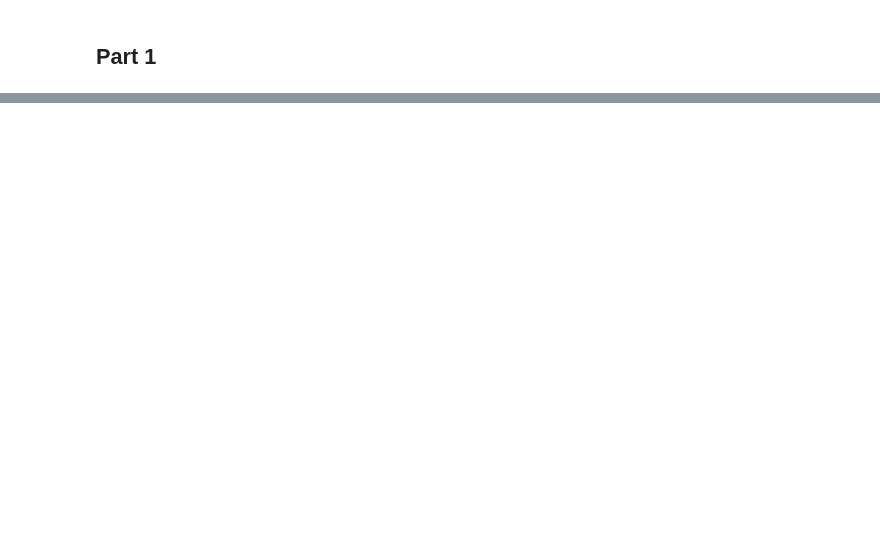
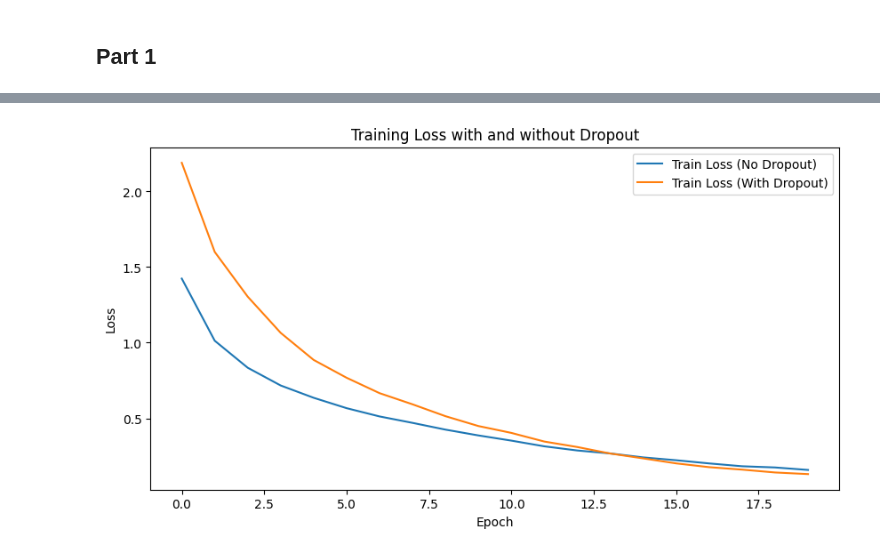
Before and after one commit to ethanmarshallanalytics/Deep-Learning-and-Neural-Networks, a Jupyter notebook: MATH_6373_Homework_4_CIFAR_10_Classification.ipynb, the cells around one changed output, grey strips where cells are left out. Cells and saved outputs as stored; diff of their text form; code cells hidden in the pictures; blank space fills up the shorter version.

```diff
--- a/MATH_6373_Homework_4_CIFAR_10_Classification.ipynb
+++ b/MATH_6373_Homework_4_CIFAR_10_Classification.ipynb
@@ -227,0 +167,99 @@ Requirement already satisfied: mpmath>=0.19 in /usr/local/lib/python3.10/dist-pa
+# %%
+# Training loop
+def train_model(model, train_loader, val_loader, criterion, optimizer, num_epochs):
+    train_losses = []
+    val_losses = []
+    val_accuracies = []
+    best_val_accuracy = 0.0
+    best_epoch = 0
+
+    for epoch in range(num_epochs):
+        model.train()
+        running_loss = 0.0
+        for images, labels in train_loader:
+            images, labels = images.to(device), labels.to(device)  # Move tensors to the same device as the model
+            optimizer.zero_grad()
+            outputs = model(images)
+            loss = criterion(outputs, labels)
+            loss.backward()
+            optimizer.step()
+            running_loss += loss.item() * images.size(0)
+        train_loss = running_loss / len(train_loader.dataset)
+        train_losses.append(train_loss)
+
+        model.eval()
+        val_loss = 0.0
+        correct = 0
+        total = 0
+        with torch.no_grad():
+            for images, labels in val_loader:
+                images, labels = images.to(device), labels.to(device)  # Move tensors to the same device as the model
+                outputs = model(images)
+                loss = criterion(outputs, labels)
+                val_loss += loss.item() * images.size(0)
+                _, predicted = torch.max(outputs, 1)
+                total += labels.size(0)
+                correct += (predicted == labels).sum().item()
+        val_loss /= len(val_loader.dataset)
+        val_losses.append(val_loss)
+        val_accuracy = correct / total
+        val_accuracies.append(val_accuracy)
+
+        print(f'Epoch [{epoch+1}/{num_epochs}], '
+              f'Train Loss: {train_loss:.4f}, '
+              f'Val Loss: {val_loss:.4f}, '
+              f'Val Accuracy: {val_accuracy:.4f}')
+
+        # Save the model with the best validation accuracy
+        if val_accuracy > best_val_accuracy:
+            best_val_accuracy = val_accuracy
+            best_epoch = epoch
+            torch.save(model.state_dict(), 'best_model_dropout.pth')
+
+    return train_losses, val_losses, val_accuracies
+
+# Function to test the model
+def test_model(model, test_loader):
+    model.eval()
+    correct = 0
+    total = 0
+    with torch.no_grad():
+        for images, labels in test_loader:
+            images, labels = images.to(device), labels.to(device)  # Move tensors to the same device as the model
+            outputs = model(images)
+            _, predicted = torch.max(outputs, 1)
+            total += labels.size(0)
+            correct += (predicted == labels).sum().item()
+
+    test_accuracy = correct / total
+    return test_accuracy
+
+# Without Dropout
+model_no_dropout = AlexNet().to(device)
+optimizer_no_dropout = torch.optim.SGD(model_no_dropout.parameters(), lr=learning_rate, momentum=0.9)
+criterion_no_dropout = nn.CrossEntropyLoss()
+
+train_losses_no_dropout, val_losses_no_dropout, val_accuracies_no_dropout = train_model(model_no_dropout, train_loader, val_loader, criterion_no_dropout, optimizer_no_dropout, num_epochs)
+test_accuracy_no_dropout = test_model(model_no_dropout, test_loader)
+
+# With Dropout
+model_with_dropout = AlexNetDropout().to(device)
+optimizer_with_dropout = torch.optim.SGD(model_with_dropout.parameters(), lr=learning_rate, momentum=0.9)
+criterion_with_dropout = nn.CrossEntropyLoss()
+
+train_losses_with_dropout, val_losses_with_dropout, val_accuracies_with_dropout = train_model(model_with_dropout, train_loader, val_loader, criterion_with_dropout, optimizer_with_dropout, num_epochs)
+test_accuracy_with_dropout = test_model(model_with_dropout, test_loader)
+
+print(f'Test Accuracy (No Dropout): {test_accuracy_no_dropout:.4f}')
+print(f'Test Accuracy (With Dropout): {test_accuracy_with_dropout:.4f}')
+
+# Plot training loss functions
+plt.figure(figsize=(10, 5))
+plt.plot(train_losses_no_dropout, label='Train Loss (No Dropout)')
+plt.plot(train_losses_with_dropout, label='Train Loss (With Dropout)')
+plt.xlabel('Epoch')
+plt.ylabel('Loss')
+plt.legend()
+plt.title('Training Loss with and without Dropout')
+plt.show()
+# %% [output]
@@ -227,0 +283 @@ Requirement already satisfied: mpmath>=0.19 in /usr/local/lib/python3.10/dist-pa
+[figure, added]
```
Also changed, not shown: parts of 6 cells of this notebook.
